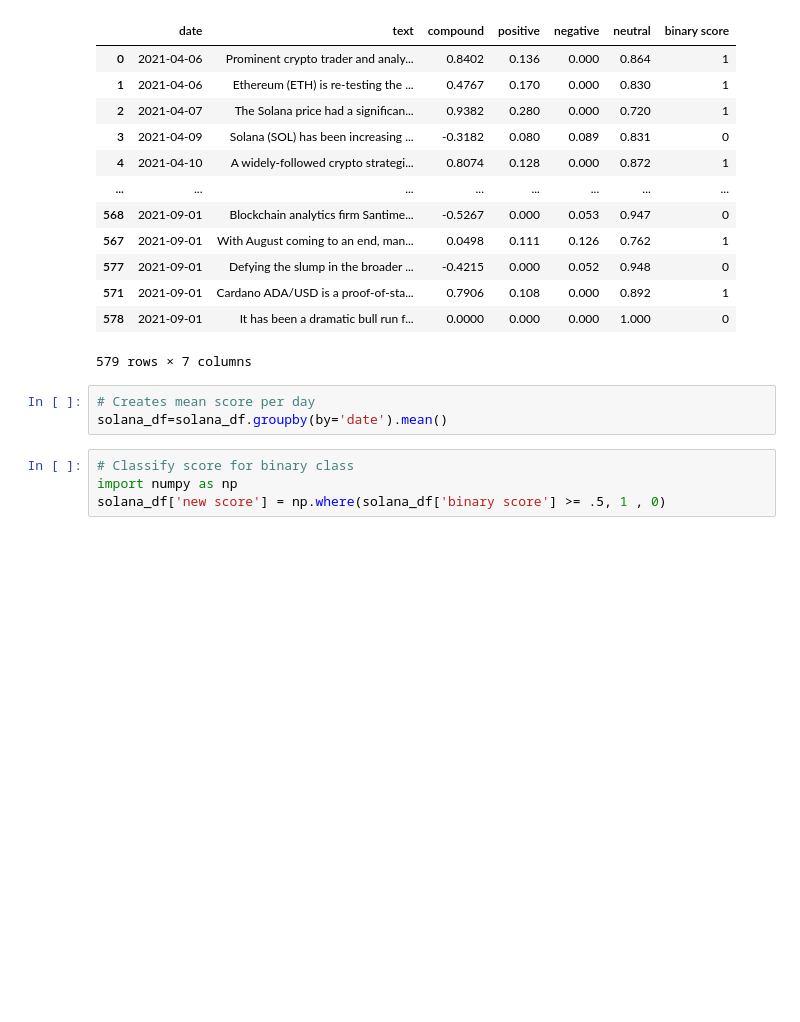
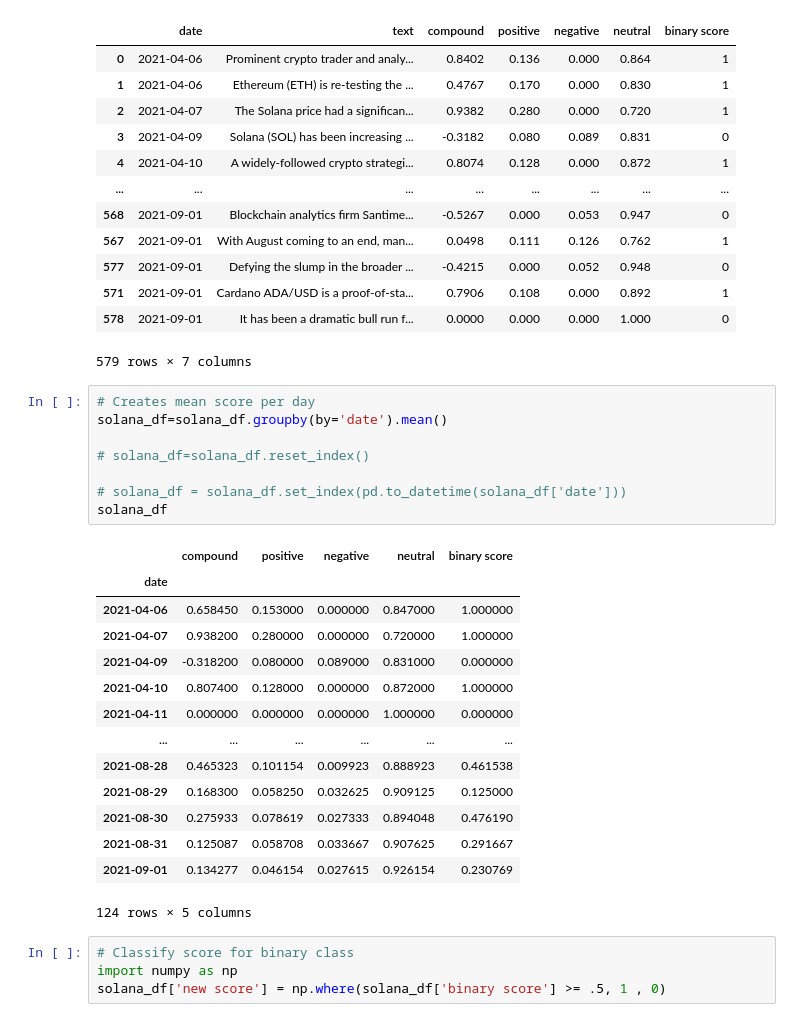
Before and after one commit to MetaDJ/solana_sentinment_analysis, a Jupyter notebook: Solana_Sentiment.ipynb, the cells around one changed output. Cells and saved outputs as stored; diff of their text form; blank space fills up the shorter version.

```diff
--- a/Solana_Sentiment.ipynb
+++ b/Solana_Sentiment.ipynb
@@ -120,6 +120,26 @@ solana_df
 # %%
 # Creates mean score per day
 solana_df=solana_df.groupby(by='date').mean()
+
+# solana_df=solana_df.reset_index()
+
+# solana_df = solana_df.set_index(pd.to_datetime(solana_df['date']))
+solana_df
+# %% [output]
+|  | compound | positive | negative | neutral | binary score |
+| date |  |  |  |  |  |
+| 2021-04-06 | 0.658450 | 0.153000 | 0.000000 | 0.847000 | 1.000000 |
+| 2021-04-07 | 0.938200 | 0.280000 | 0.000000 | 0.720000 | 1.000000 |
+| 2021-04-09 | -0.318200 | 0.080000 | 0.089000 | 0.831000 | 0.000000 |
+| 2021-04-10 | 0.807400 | 0.128000 | 0.000000 | 0.872000 | 1.000000 |
+| 2021-04-11 | 0.000000 | 0.000000 | 0.000000 | 1.000000 | 0.000000 |
+| ... | ... | ... | ... | ... | ... |
+| 2021-08-28 | 0.465323 | 0.101154 | 0.009923 | 0.888923 | 0.461538 |
+| 2021-08-29 | 0.168300 | 0.058250 | 0.032625 | 0.909125 | 0.125000 |
+| 2021-08-30 | 0.275933 | 0.078619 | 0.027333 | 0.894048 | 0.476190 |
+| 2021-08-31 | 0.125087 | 0.058708 | 0.033667 | 0.907625 | 0.291667 |
+| 2021-09-01 | 0.134277 | 0.046154 | 0.027615 | 0.926154 | 0.230769 |
+124 rows × 5 columns
 # %%
 # Classify score for binary class
 import numpy as np
```
Also changed, not shown: parts of 7 cells of this notebook, 2 other files.
